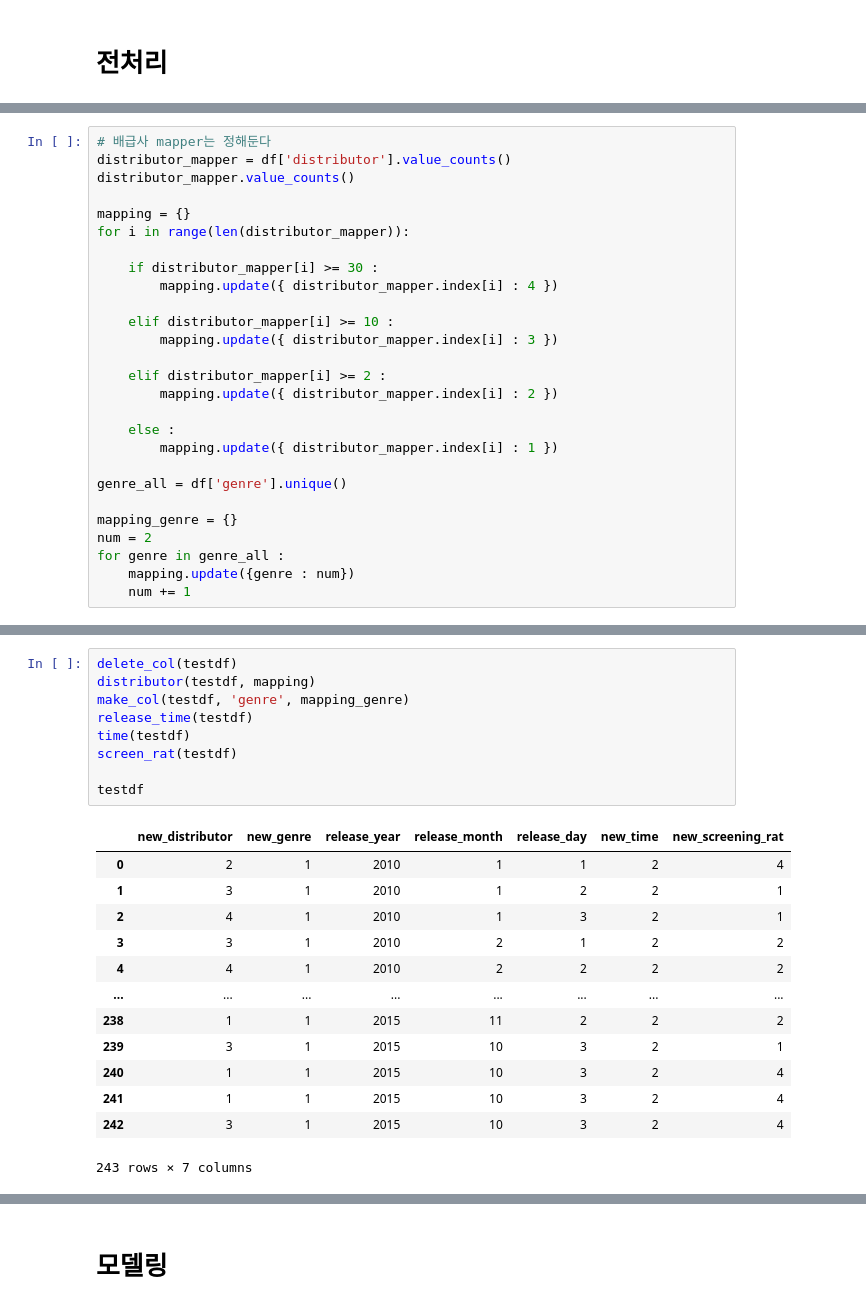
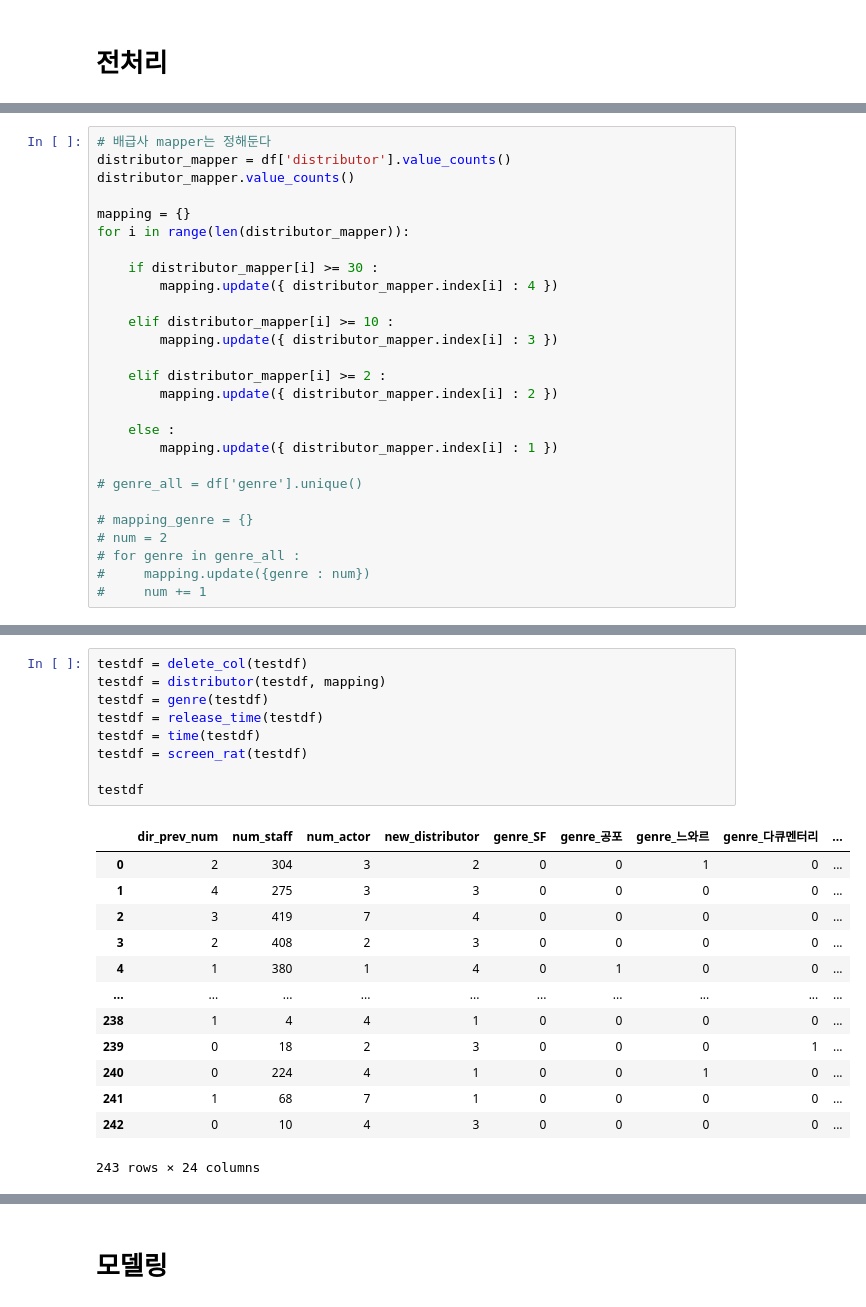
Before and after one commit to shp1204/AI-, a Jupyter notebook: study/1st_movie/movie_modeling.ipynb, the cells around one changed output, grey strips where cells are left out. Drawn from its saved outputs; the diff is of its cells as text.

```diff
--- a/study/1st_movie/movie_modeling.ipynb
+++ b/study/1st_movie/movie_modeling.ipynb
@@ -108,11 +110,11 @@ for i in range(len(distributor_mapper)):
     else :
         mapping.update({ distributor_mapper.index[i] : 1 })
 
-genre_all = df['genre'].unique()
+# genre_all = df['genre'].unique()
 
-mapping_genre = {}
-num = 2
-for genre in genre_all :
-    mapping.update({genre : num})
-    num += 1
+# mapping_genre = {}
+# num = 2
+# for genre in genre_all :
+#     mapping.update({genre : num})
+#     num += 1
 # %%
@@ -141,23 +143,23 @@ df
 # %%
-delete_col(testdf)
-distributor(testdf, mapping)
-make_col(testdf, 'genre', mapping_genre)
-release_time(testdf)
-time(testdf)
-screen_rat(testdf)
+testdf = delete_col(testdf)
+testdf = distributor(testdf, mapping)
+testdf = genre(testdf)
+testdf = release_time(testdf)
+testdf = time(testdf)
+testdf = screen_rat(testdf)
 
 testdf
 # %% [output]
-|  | new_distributor | new_genre | release_year | release_month | release_day | new_time | new_screening_rat |
-| 0 | 2 | 1 | 2010 | 1 | 1 | 2 | 4 |
-| 1 | 3 | 1 | 2010 | 1 | 2 | 2 | 1 |
-| 2 | 4 | 1 | 2010 | 1 | 3 | 2 | 1 |
-| 3 | 3 | 1 | 2010 | 2 | 1 | 2 | 2 |
-| 4 | 4 | 1 | 2010 | 2 | 2 | 2 | 2 |
-| ... | ... | ... | ... | ... | ... | ... | ... |
-| 238 | 1 | 1 | 2015 | 11 | 2 | 2 | 2 |
-| 239 | 3 | 1 | 2015 | 10 | 3 | 2 | 1 |
-| 240 | 1 | 1 | 2015 | 10 | 3 | 2 | 4 |
-| 241 | 1 | 1 | 2015 | 10 | 3 | 2 | 4 |
-| 242 | 3 | 1 | 2015 | 10 | 3 | 2 | 4 |
+|  | dir_prev_num | num_staff | num_actor | new_distributor | genre_SF | genre_공포 | genre_느와르 | genre_다큐멘터리 | ... |
+| 0 | 2 | 304 | 3 | 2 | 0 | 0 | 1 | 0 | ... |
+| 1 | 4 | 275 | 3 | 3 | 0 | 0 | 0 | 0 | ... |
+| 2 | 3 | 419 | 7 | 4 | 0 | 0 | 0 | 0 | ... |
+| 3 | 2 | 408 | 2 | 3 | 0 | 0 | 0 | 0 | ... |
+| 4 | 1 | 380 | 1 | 4 | 0 | 1 | 0 | 0 | ... |
+| ... | ... | ... | ... | ... | ... | ... | ... | ... | ... |
+| 238 | 1 | 4 | 4 | 1 | 0 | 0 | 0 | 0 | ... |
+| 239 | 0 | 18 | 2 | 3 | 0 | 0 | 0 | 1 | ... |
+| 240 | 0 | 224 | 4 | 1 | 0 | 0 | 1 | 0 | ... |
+| 241 | 1 | 68 | 7 | 1 | 0 | 0 | 0 | 0 | ... |
+| 242 | 0 | 10 | 4 | 3 | 0 | 0 | 0 | 0 | ... |
-243 rows × 7 columns
+243 rows × 24 columns
```
Also changed, not shown: parts of 27 cells of this notebook, 11 other files.
